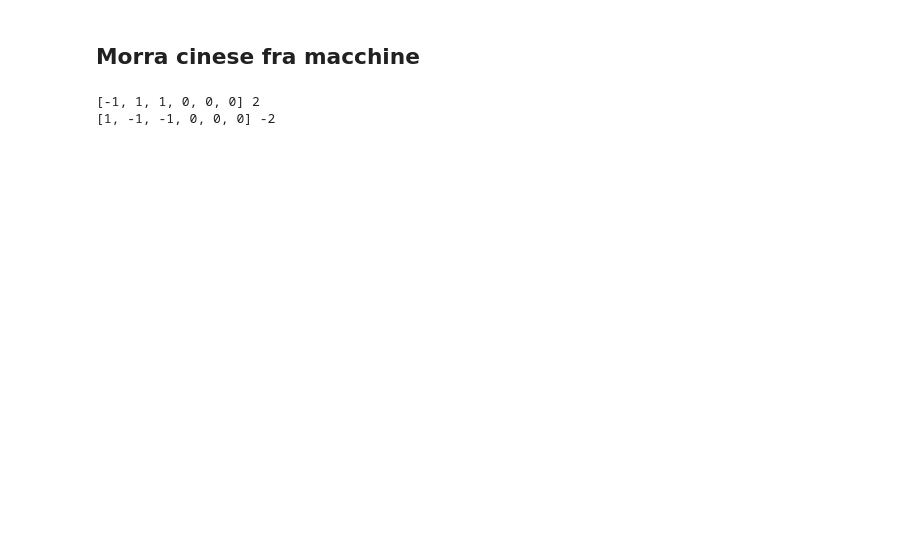
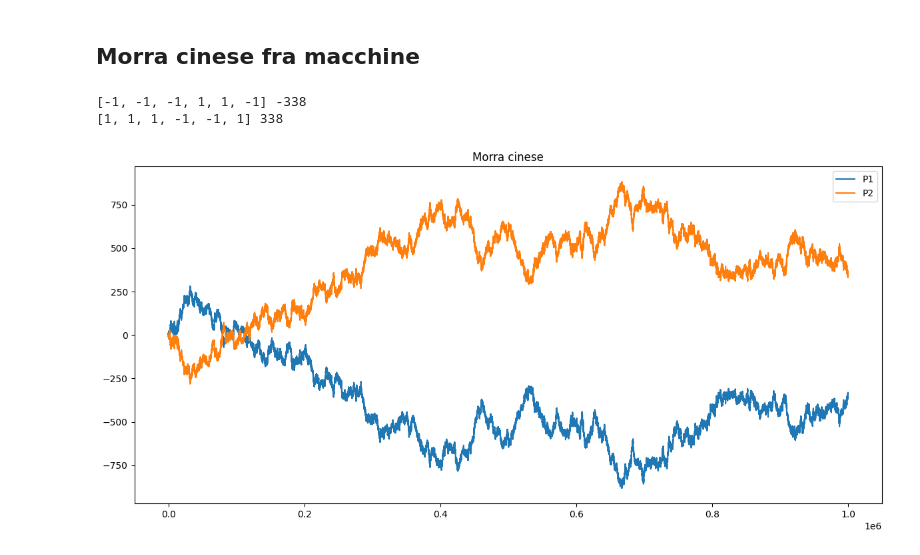
Before and after one commit to umilISLab/midh, a Jupyter notebook: morra_cinese_automatica.ipynb, the cells around one changed output. Saved outputs shown, nothing was run; the diff lists cells and outputs as text; code cells hidden in the pictures; blank space fills up the shorter version.

```diff
--- a/morra_cinese_automatica.ipynb
+++ b/morra_cinese_automatica.ipynb
@@ -14,7 +14,7 @@ outcomes = {
     "F": {"S": "2", "C": "1", "F": "X"}
 }
 
-for iteration in range(10000):
+for iteration in range(1000000):
     p1 = player1.play()
     p2 = player2.play()
     result = outcomes[p1][p2]
@@ -30,5 +30,5 @@ for iteration in range(10000):
 print(player1.record_track[-6:], sum(player1.record_track))
 print(player2.record_track[-6:], sum(player2.record_track))
 # %% [output]
-[-1, 1, 1, 0, 0, 0] 2
-[1, -1, -1, 0, 0, 0] -2
+[-1, -1, -1, 1, 1, -1] -338
+[1, 1, 1, -1, -1, 1] 338
@@ -34,0 +38,12 @@ print(player2.record_track[-6:], sum(player2.record_track))
+# %%
+p1 = np.array(player1.record_track)
+p2 = np.array(player2.record_track)
+fig, ax = plt.subplots(figsize=(12, 6))
+ax.plot(p1.cumsum(), label="P1")
+ax.plot(p2.cumsum(), label="P2")
+ax.set_title("Morra cinese")
+ax.legend()
+plt.tight_layout()
+plt.show()
+# %% [output]
+[figure, added]
```
Also changed, not shown: parts of 1 cell of this notebook, 2 other files.
